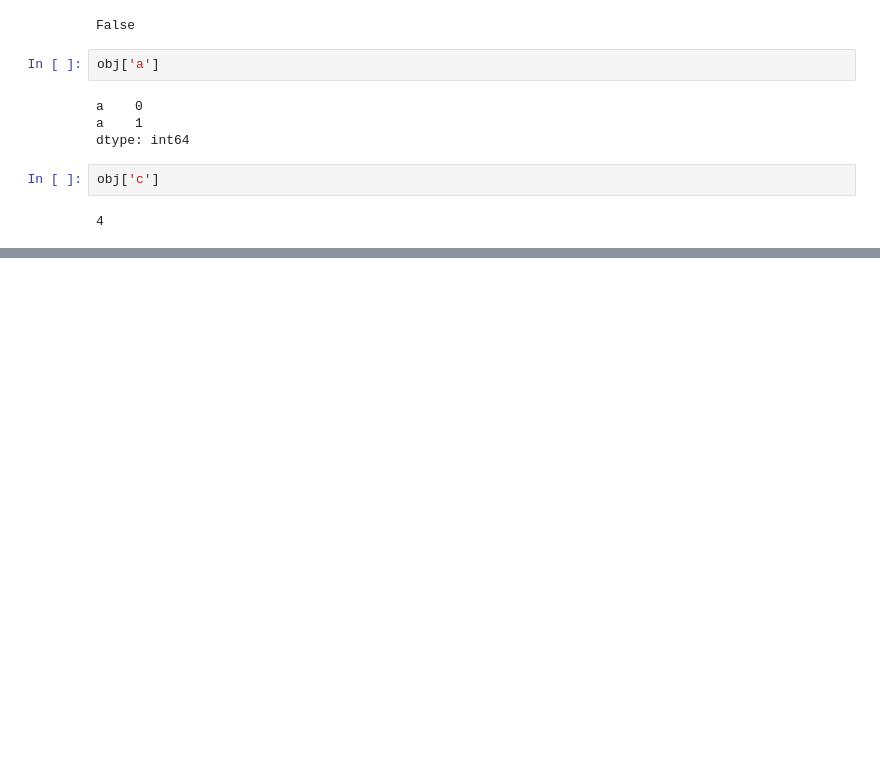
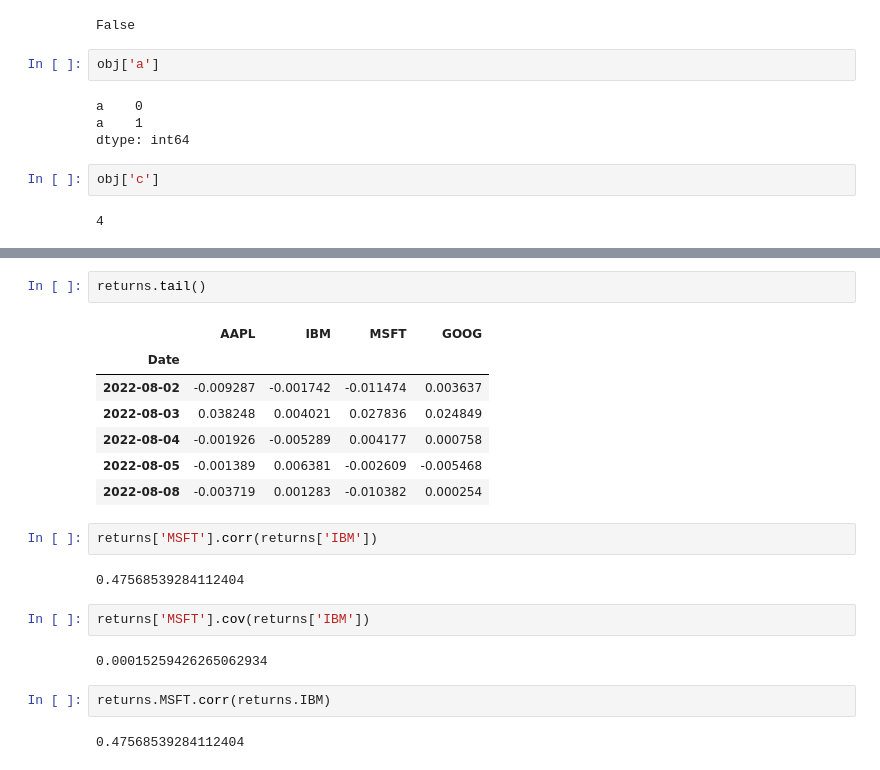
Before and after one commit to saulorcj/anotacoes, a Jupyter notebook: analise de dados/cap5.ipynb, the cells around one changed output, grey strips where cells are left out. Drawn from its saved outputs; the diff is of its cells as text; blank space fills up the shorter version.

```diff
--- a/analise de dados/cap5.ipynb
+++ b/analise de dados/cap5.ipynb
@@ -1331,0 +1455,22 @@ Name: b, dtype: float64
+# %%
+returns.tail()
+# %% [output]
+|  | AAPL | IBM | MSFT | GOOG |
+| Date |  |  |  |  |
+| 2022-08-02 | -0.009287 | -0.001742 | -0.011474 | 0.003637 |
+| 2022-08-03 | 0.038248 | 0.004021 | 0.027836 | 0.024849 |
+| 2022-08-04 | -0.001926 | -0.005289 | 0.004177 | 0.000758 |
+| 2022-08-05 | -0.001389 | 0.006381 | -0.002609 | -0.005468 |
+| 2022-08-08 | -0.003719 | 0.001283 | -0.010382 | 0.000254 |
+# %%
+returns['MSFT'].corr(returns['IBM'])
+# %% [output]
+0.47568539284112404
+# %%
+returns['MSFT'].cov(returns['IBM'])
+# %% [output]
+0.00015259426265062934
+# %%
+returns.MSFT.corr(returns.IBM)
+# %% [output]
+0.47568539284112404
```
Also changed, not shown: parts of 53 cells of this notebook.
